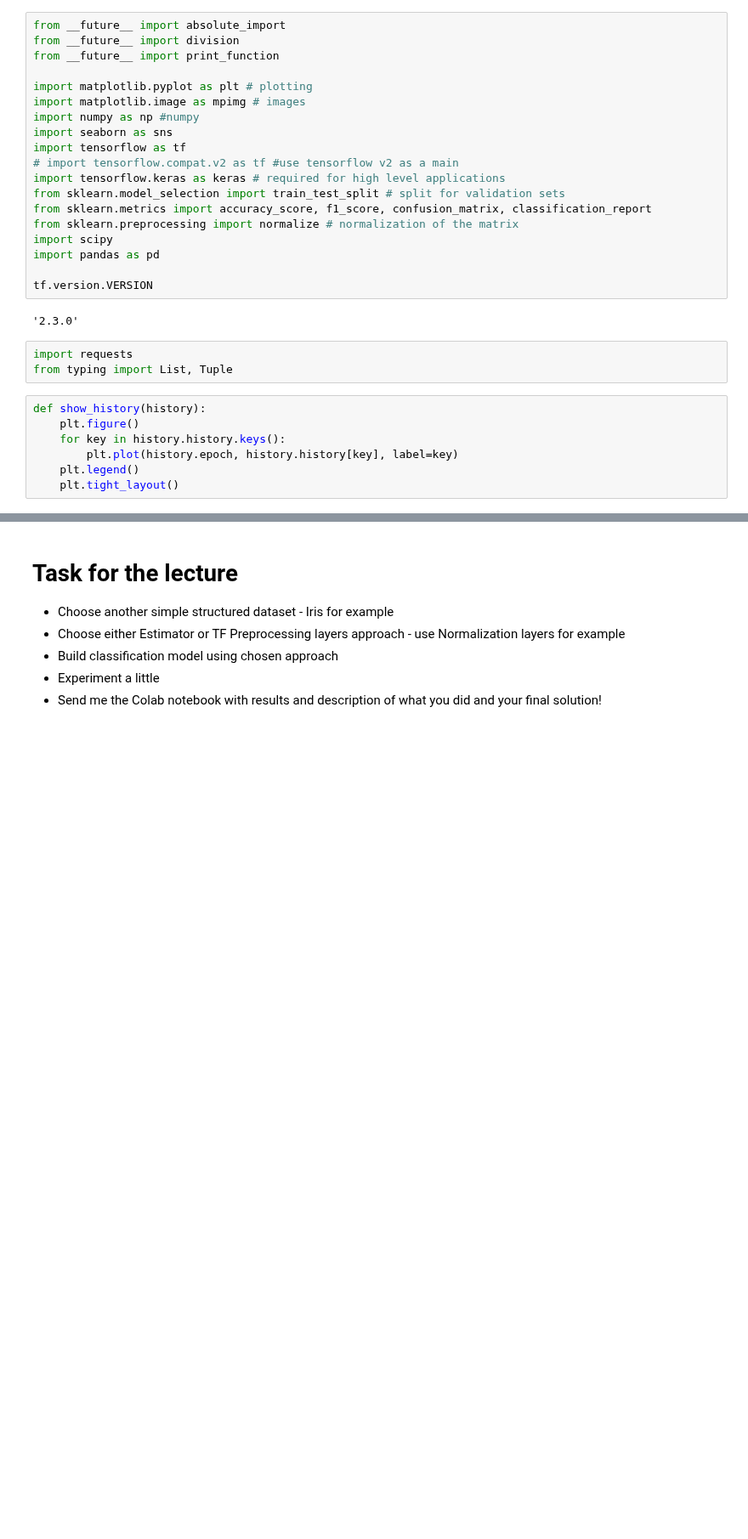
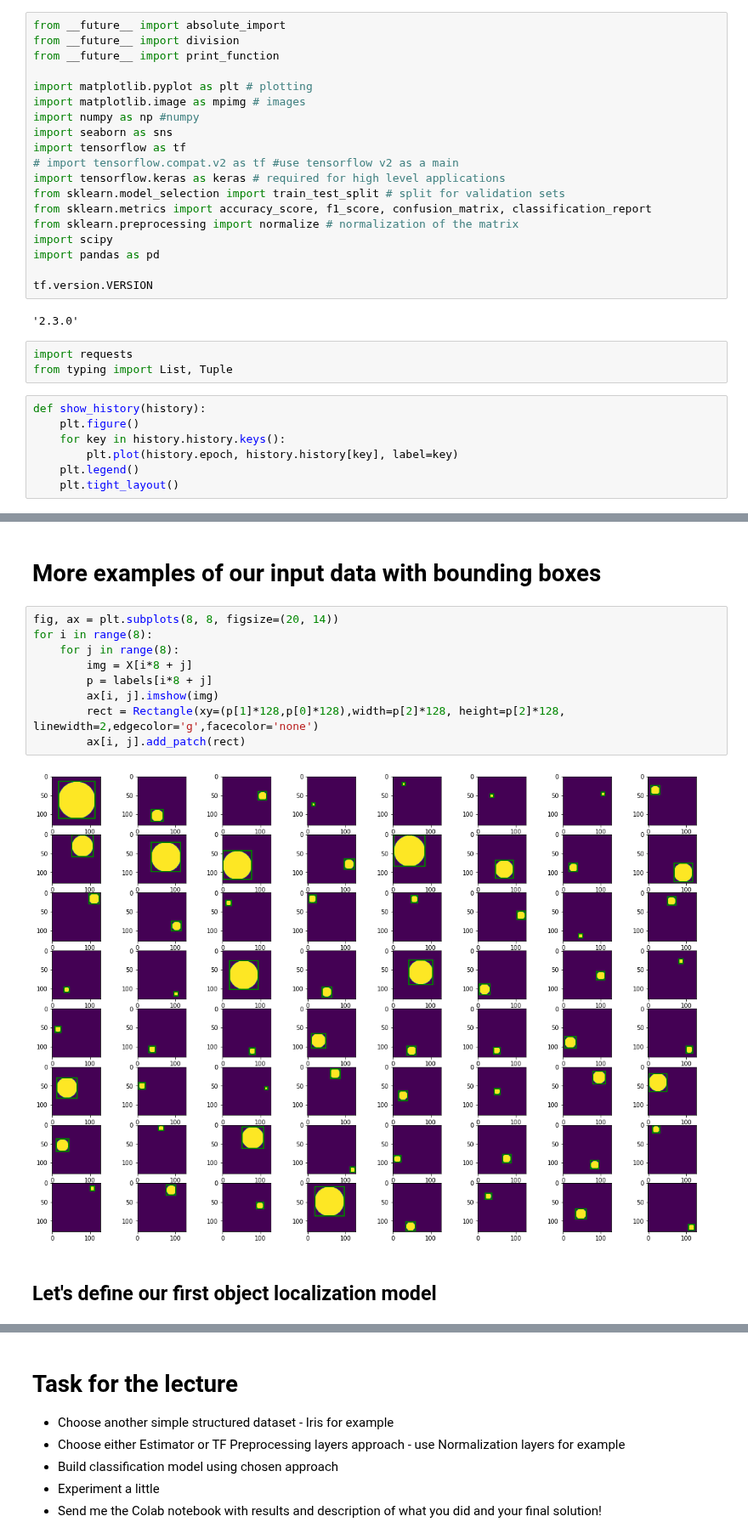
Before and after one commit to vojtechcima/2020-21-ARD, a Jupyter notebook: abd_10.ipynb, the cells around one changed output, grey strips where cells are left out. Shown at 85% size. Saved outputs shown, nothing was run; the diff lists cells and outputs as text; blank space fills up the shorter version.

```diff
--- a/abd_10.ipynb
+++ b/abd_10.ipynb
@@ -410,0 +118,15 @@ f1_score(y_true=y_test, y_pred=y_pred)
+# %% [markdown]
+# More examples of our input data with bounding boxes
+# %%
+fig, ax = plt.subplots(8, 8, figsize=(20, 14))
+for i in range(8):
+    for j in range(8):
+        img = X[i*8 + j]
+        p = labels[i*8 + j]
+        ax[i, j].imshow(img)
+        rect = Rectangle(xy=(p[1]*128,p[0]*128),width=p[2]*128, height=p[2]*128, linewidth=2,edgecolor='g',facecolor='none')
+        ax[i, j].add_patch(rect)
+# %% [output]
+[figure, added]
+# %% [markdown]
+## Let's define our first object localization model
```
Also changed, not shown: parts of 113 cells of this notebook, 4 other files.
